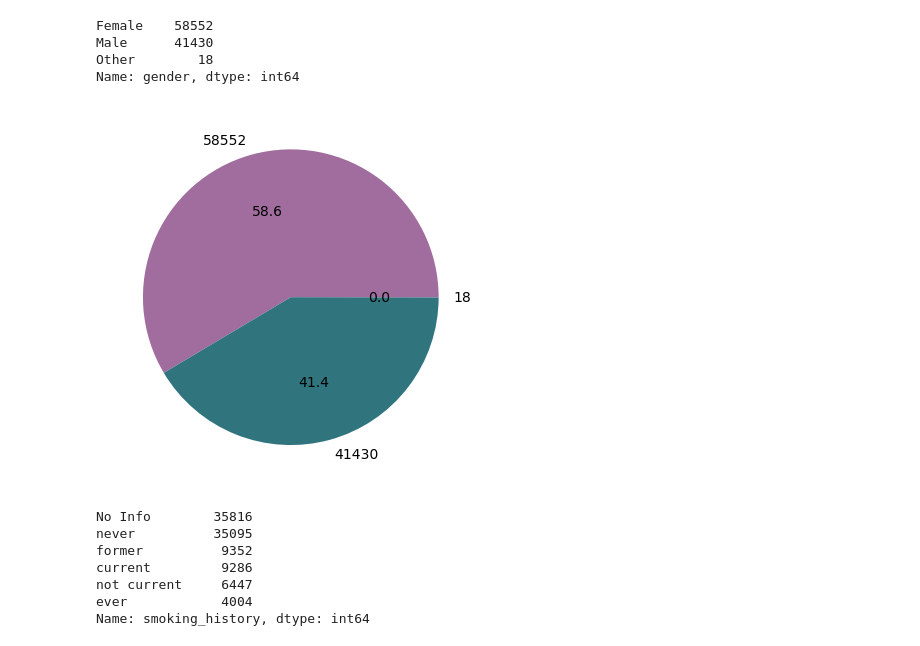
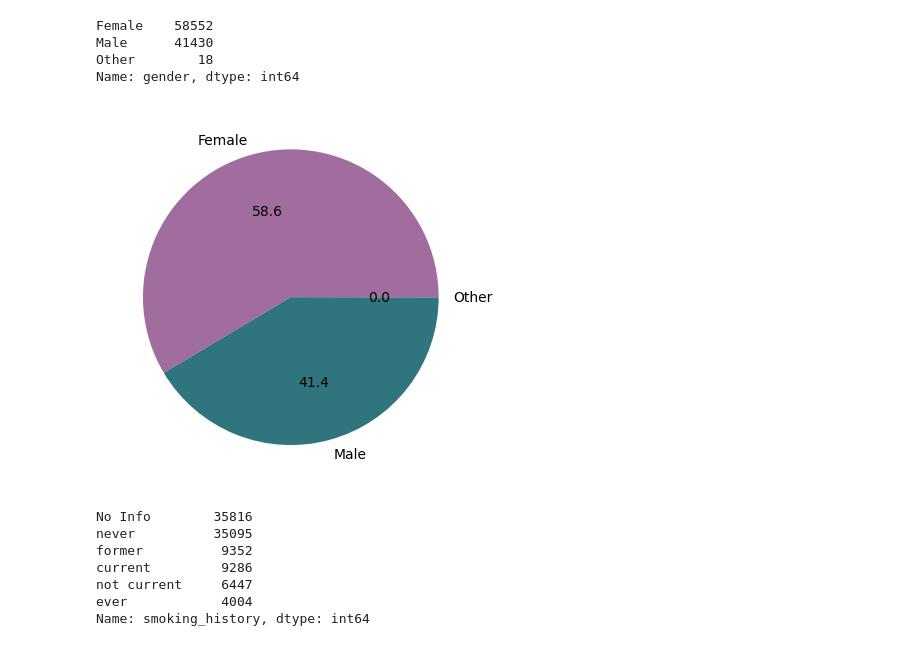
Before and after one commit to Bredariolcaroline/Data-analysis-and-data-science, a Jupyter notebook: diabetes-checkpoint.ipynb, the cells around one changed output. Cells and saved outputs as stored; diff of their text form; code cells hidden in the pictures.

```diff
--- a/diabetes-checkpoint.ipynb
+++ b/diabetes-checkpoint.ipynb
@@ -97,10 +97,10 @@ Name: gender, dtype: int64
 # %%
 labels = base['gender'].value_counts()
 colors='#A16D9E','#30747E'
 fig,ax = plt.subplots()
-ax.pie(base.gender.value_counts(),labels=labels,autopct ='%.01f',colors=colors);
+ax.pie(base.gender.value_counts(),labels=labels.index,autopct ='%.01f',colors=colors);
 # %% [output]
-[figure, old version]
+[figure, new version]
 # %%
 base['smoking_history'].value_counts()
 # %% [output]
```
Also changed, not shown: parts of 23 cells of this notebook.
